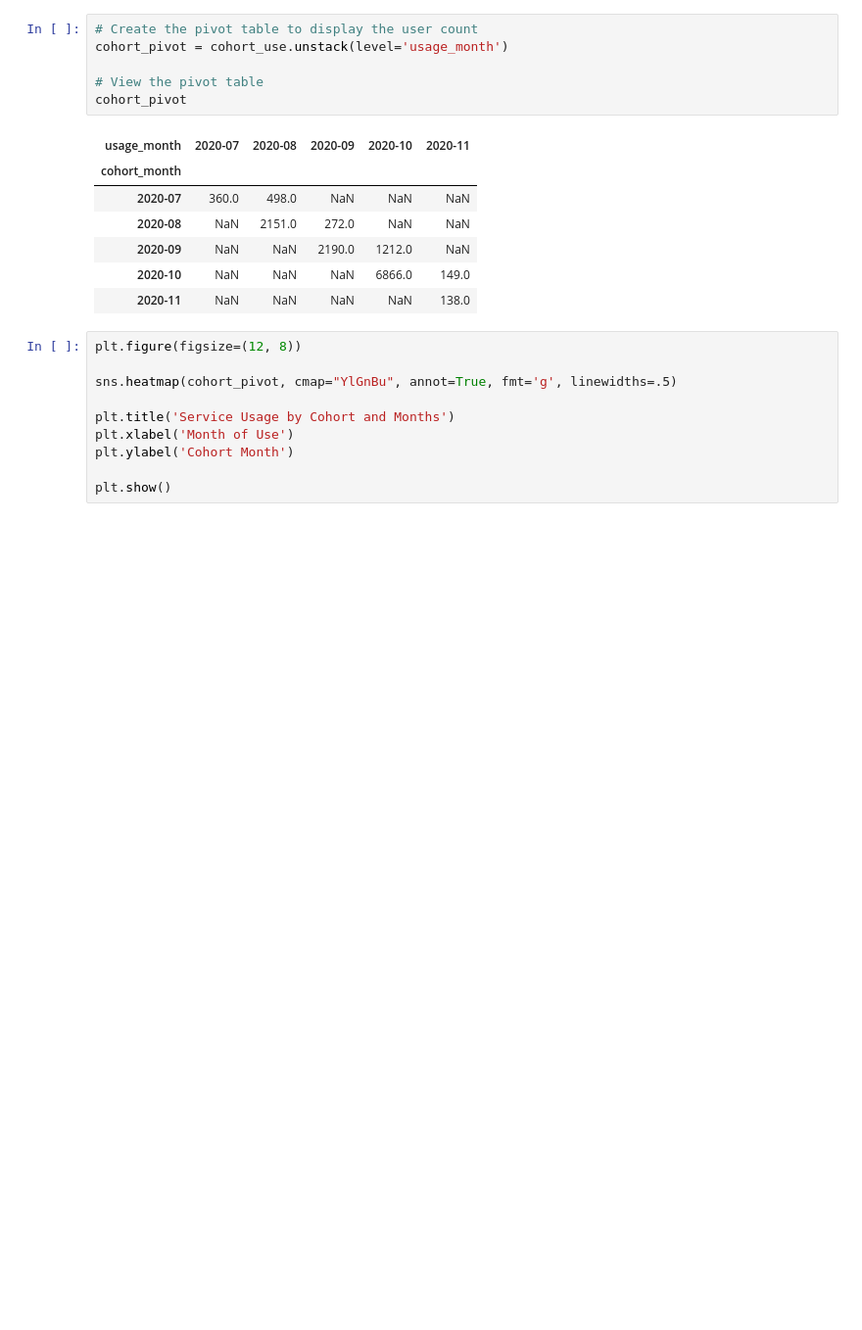
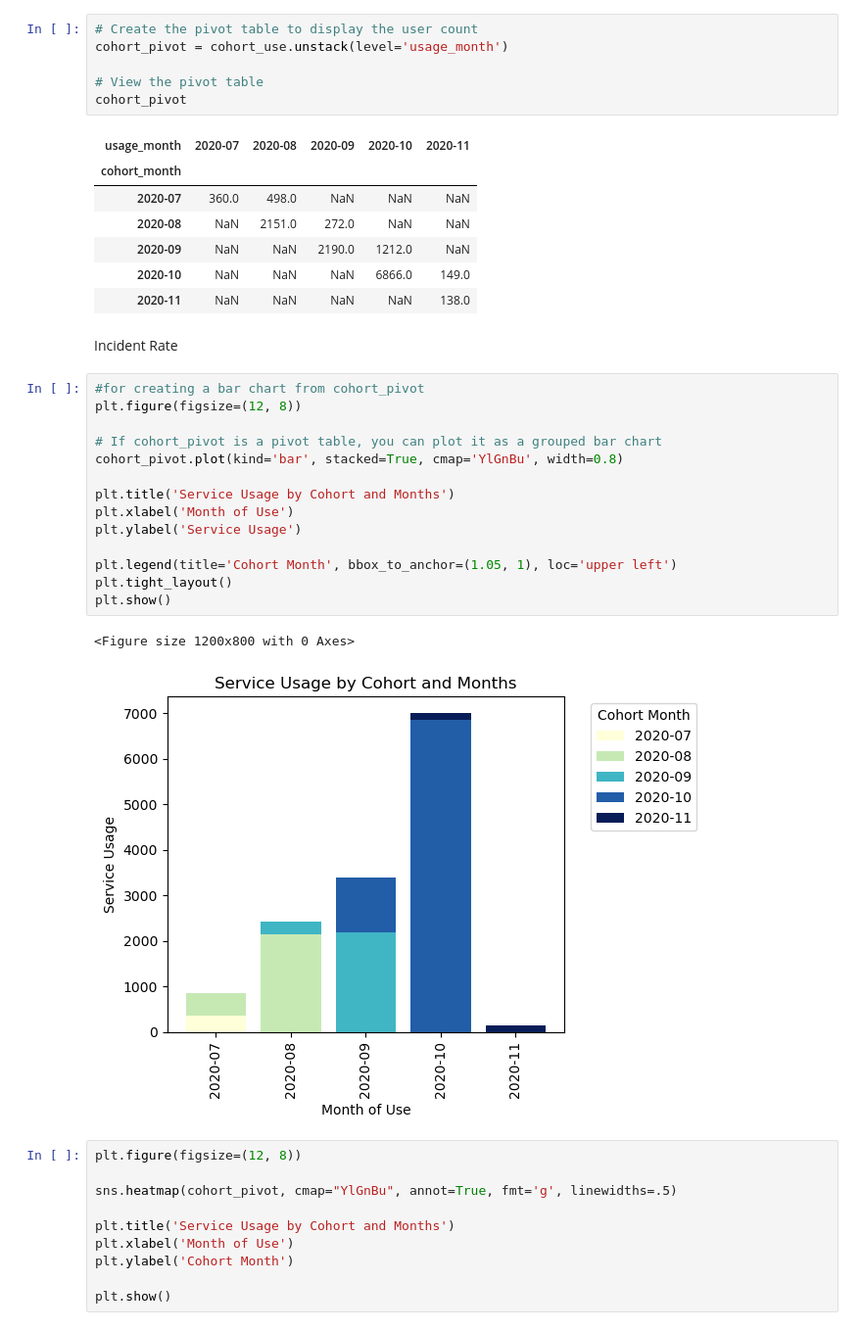
Before and after one commit to giusenico/project-ironhack-payments-en, a Jupyter notebook: project_dataset/cash_requests_analysis.ipynb, the cells around one changed output. Shown: that part at 98% size. Cells and saved outputs as stored; diff of their text form; blank space fills up the shorter version.

```diff
--- a/project_dataset/cash_requests_analysis.ipynb
+++ b/project_dataset/cash_requests_analysis.ipynb
@@ -229,6 +234,25 @@ cohort_pivot
 | 2020-09 | NaN | NaN | 2190.0 | 1212.0 | NaN |
 | 2020-10 | NaN | NaN | NaN | 6866.0 | 149.0 |
 | 2020-11 | NaN | NaN | NaN | NaN | 138.0 |
+# %% [markdown]
+Incident Rate
+# %%
+#for creating a bar chart from cohort_pivot
+plt.figure(figsize=(12, 8))
+
+# If cohort_pivot is a pivot table, you can plot it as a grouped bar chart
+cohort_pivot.plot(kind='bar', stacked=True, cmap='YlGnBu', width=0.8)
+
+plt.title('Service Usage by Cohort and Months')
+plt.xlabel('Month of Use')
+plt.ylabel('Service Usage')
+
+plt.legend(title='Cohort Month', bbox_to_anchor=(1.05, 1), loc='upper left')
+plt.tight_layout()
+plt.show()
+# %% [output]
+<Figure size 1200x800 with 0 Axes>
+[figure, added]
 # %%
 plt.figure(figsize=(12, 8))
 
```
Also changed, not shown: parts of 6 cells of this notebook, 9 other files.
